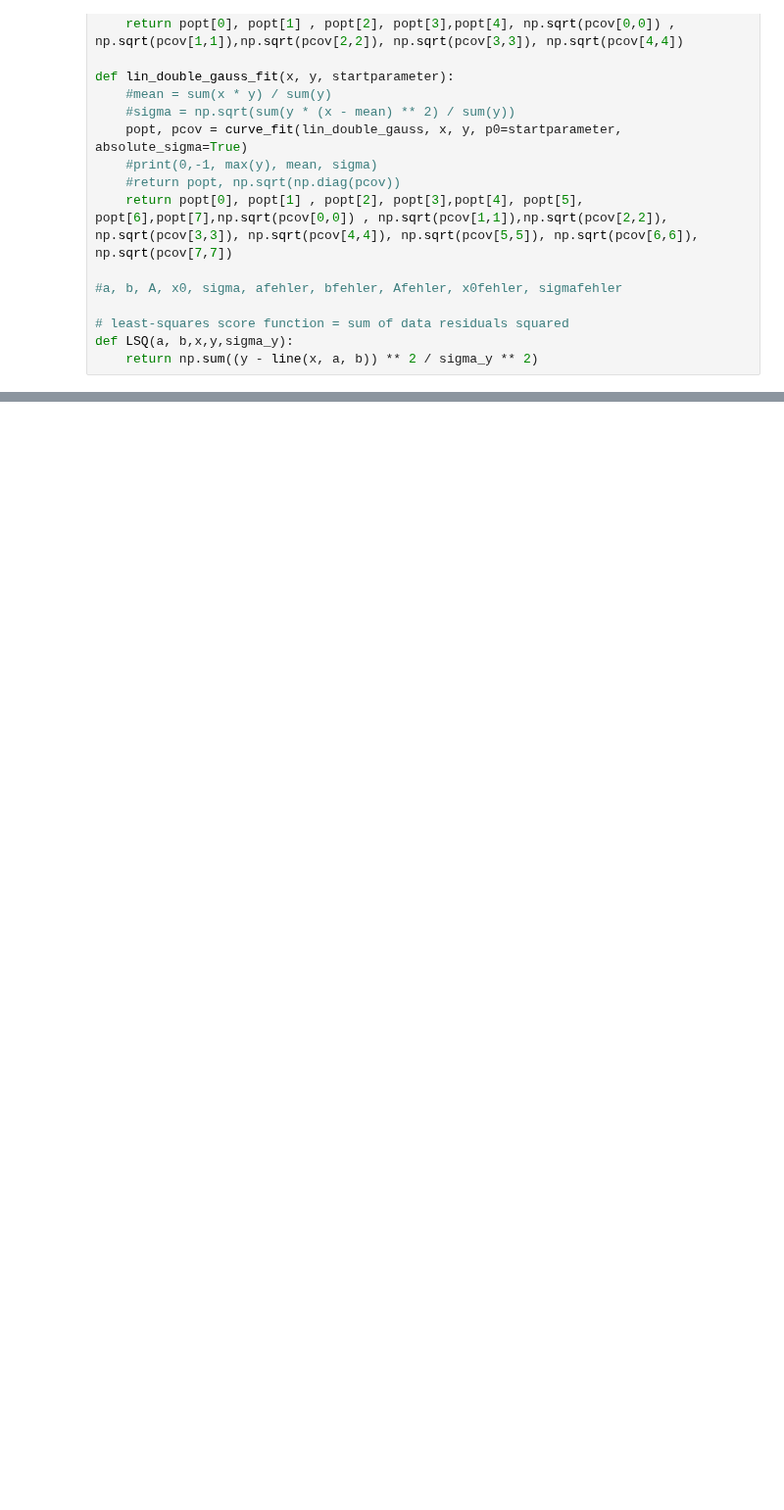
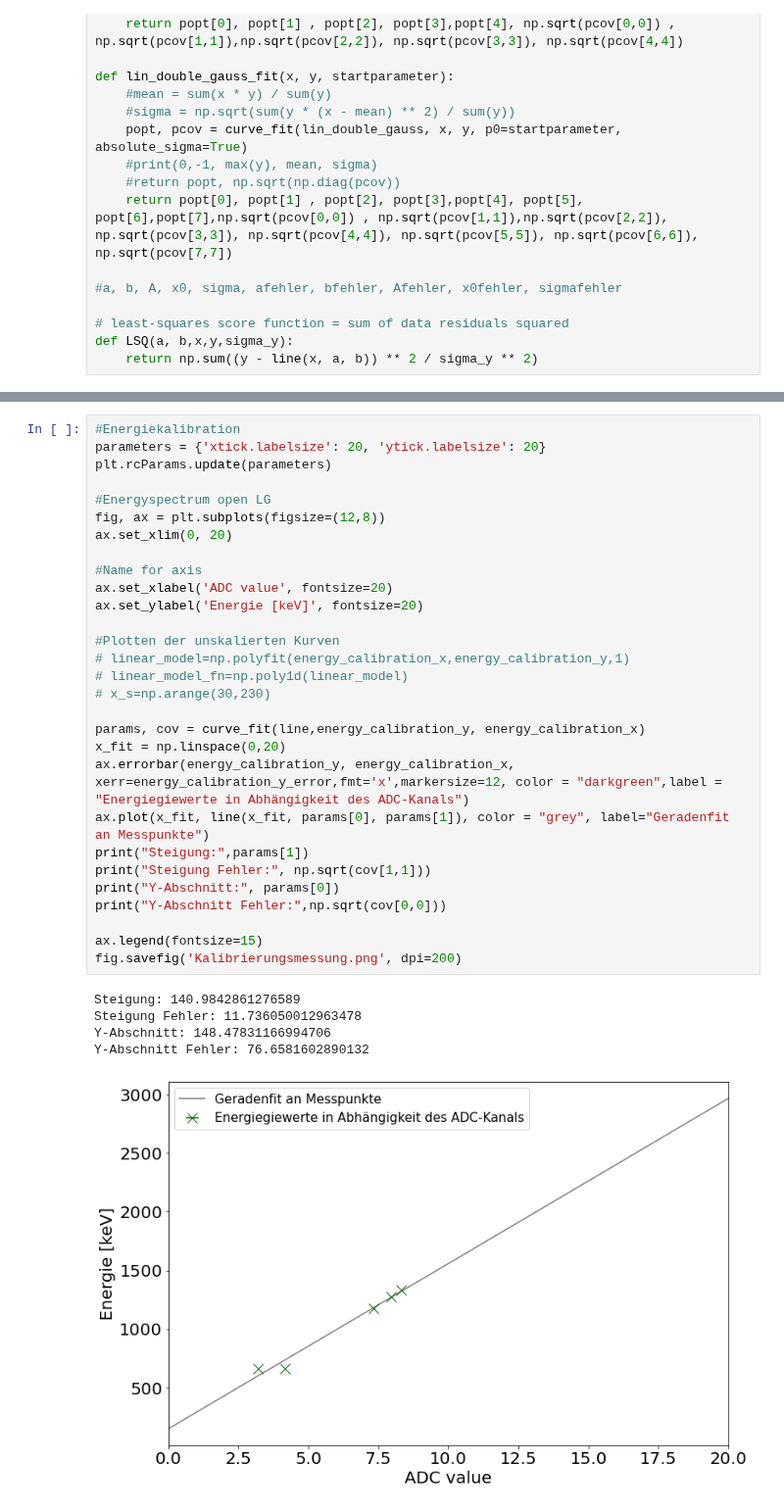
Before and after one commit to Skylake143/Fortgeschrittenenpraktikum, a Jupyter notebook: B18Gammaspektroskopie/A3Kalibrierungsmessungen.ipynb, the cells around one changed output, grey strips where cells are left out. Shown at 98% size. Cells and saved outputs as stored; diff of their text form; blank space fills up the shorter version.

```diff
--- a/B18Gammaspektroskopie/A3Kalibrierungsmessungen.ipynb
+++ b/B18Gammaspektroskopie/A3Kalibrierungsmessungen.ipynb
@@ -453,0 +780,35 @@ Y-Abschnitt Fehler: 81.3913710879116
+# %%
+#Energiekalibration
+parameters = {'xtick.labelsize': 20, 'ytick.labelsize': 20}
+plt.rcParams.update(parameters)
+
+#Energyspectrum open LG
+fig, ax = plt.subplots(figsize=(12,8))
+ax.set_xlim(0, 20)
+
+#Name for axis
+ax.set_xlabel('ADC value', fontsize=20)
+ax.set_ylabel('Energie [keV]', fontsize=20)
+
+#Plotten der unskalierten Kurven
+# linear_model=np.polyfit(energy_calibration_x,energy_calibration_y,1)
+# linear_model_fn=np.poly1d(linear_model)
+# x_s=np.arange(30,230)
+
+params, cov = curve_fit(line,energy_calibration_y, energy_calibration_x)
+x_fit = np.linspace(0,20)
+ax.errorbar(energy_calibration_y, energy_calibration_x, xerr=energy_calibration_y_error,fmt='x',markersize=12, color = "darkgreen",label = "Energiegiewerte in Abhängigkeit des ADC-Kanals")
+ax.plot(x_fit, line(x_fit, params[0], params[1]), color = "grey", label="Geradenfit an Messpunkte")
+print("Steigung:",params[1])
+print("Steigung Fehler:", np.sqrt(cov[1,1]))
+print("Y-Abschnitt:", params[0])
+print("Y-Abschnitt Fehler:",np.sqrt(cov[0,0]))
+
+ax.legend(fontsize=15)
+fig.savefig('Kalibrierungsmessung.png', dpi=200)
+# %% [output]
+Steigung: 140.9842861276589
+Steigung Fehler: 11.736050012963478
+Y-Abschnitt: 148.47831166994706
+Y-Abschnitt Fehler: 76.6581602890132
+[figure, added]
```
Also changed, not shown: parts of 10 cells of this notebook, 5 other files.
